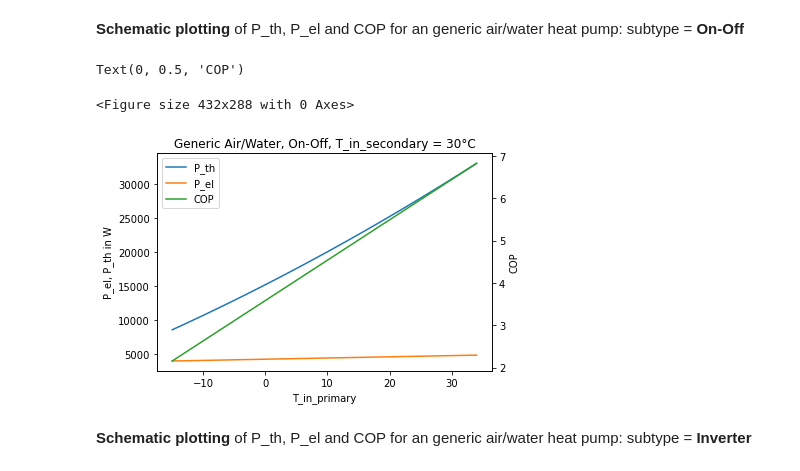
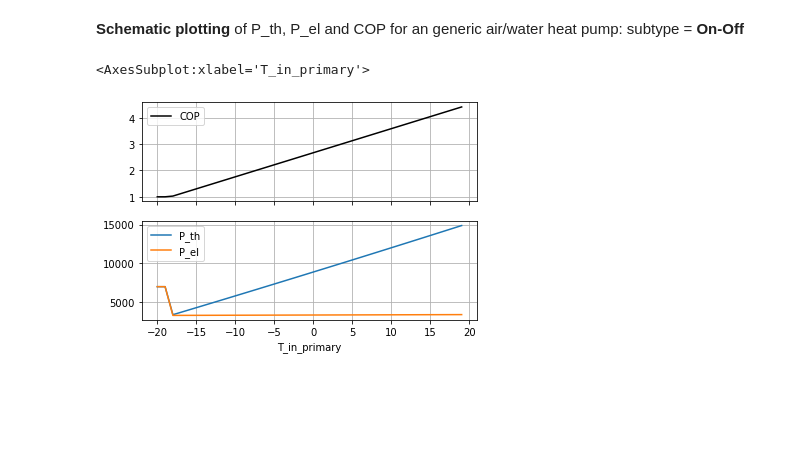
Before and after one commit to FZJ-IEK3-VSA/hplib, a Jupyter notebook: Documentation.ipynb, the cells around one changed output. Cells and saved outputs as stored; diff of their text form; code cells hidden in the pictures; blank space fills up the shorter version.

```diff
--- a/Documentation.ipynb
+++ b/Documentation.ipynb
@@ -132,30 +108,26 @@ While the model by Schwarmberger et. al. uses the 1. method, our validation show
 **Schematic plotting** of P_th, P_el and COP for an generic air/water heat pump: subtype = **On-Off**
 # %%
 # Define Temperatures
-T_in_primary = range(-15, 35) # air temperatur
-T_in_secondary = 30 # e.g. temperature from hot water storage
+T_in_primary = range(-20, 20) # air temperatur
+T_in_secondary = 45 # e.g. temperature from hot water storage
 
 # Load parameters of Generic Air/Water, On-Off
-parameters = hpl.getParameters('Generic', 4, 10000)
+parameters = hpl.getParameters('LW 101')
 
 # Simulate
-names = ['T_in_primary','P_th', 'P_el', 'COP']
+names = ['T_in_primary','P_th', 'P_el', 'COP', 'T_out', 'm_dot']
 data = []
 
 for t in T_in_primary:
-    P_th, P_el, COP = hpl.simulate(t, T_in_secondary, parameters)
-    data.append([t, P_th, P_el, COP])
+    P_th, P_el, COP, T_out, m_dot = hpl.simulate(t, T_in_secondary, parameters)
+    data.append([t, P_th, P_el, COP, T_out, m_dot])
 
 results = pd.DataFrame(data, columns=names)
 
 # Plot
-plt.figure()
-ax = results.plot(x='T_in_primary', secondary_y=['COP'], mark_right=False, title='Generic Air/Water, On-Off, T_in_secondary = 30°C')
-ax.set_ylabel('P_el, P_th in W')
-ax.right_ax.set_ylabel('COP')
+fig, axes = plt.subplots(nrows=2, ncols=1, sharex=True)
+results.plot(ax=axes[1],x='T_in_primary',y=['P_th','P_el'],grid=True)
+results.plot(ax=axes[0],x='T_in_primary',y=['COP'],color='black', grid=True)
 # %% [output]
-Text(0, 0.5, 'COP')
+<AxesSubplot:xlabel='T_in_primary'>
-<Figure size 432x288 with 0 Axes>
-[figure, old version]
+[figure, new version]
-# %% [markdown]
-**Schematic plotting** of P_th, P_el and COP for an generic air/water heat pump: subtype = **Inverter**
```
Also changed, not shown: parts of 6 cells of this notebook, 1 other file.
